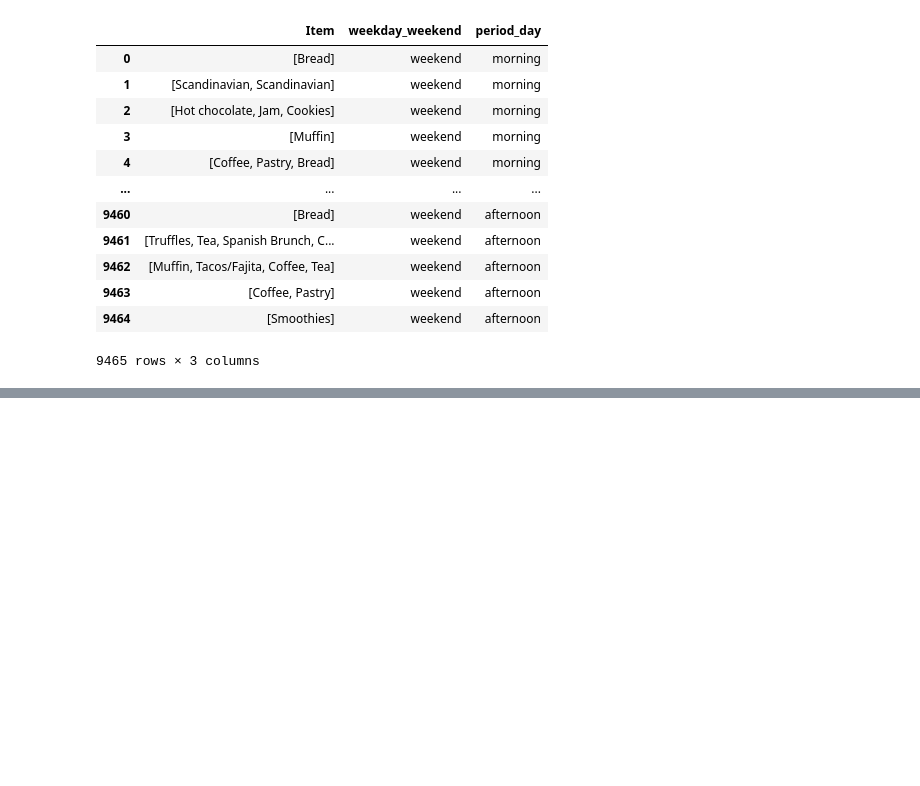
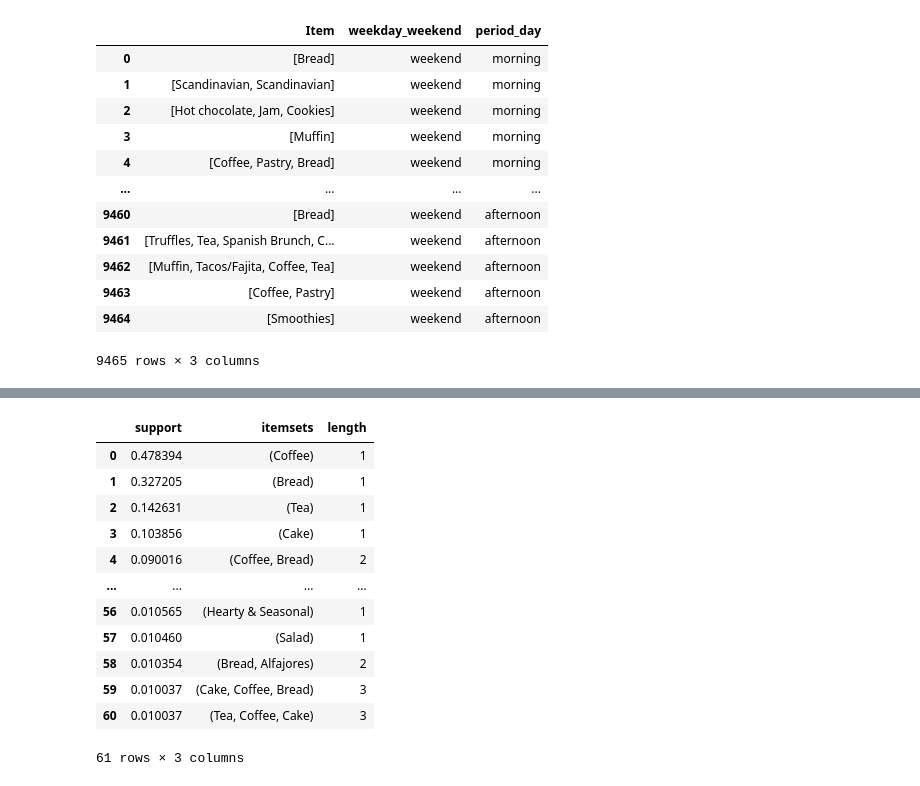
Before and after one commit to SalahKanjo/data-mining-projects, a Jupyter notebook: un-education-data-analysis/06_market_basket_analysis.ipynb, the cells around one changed output, grey strips where cells are left out. Saved outputs shown, nothing was run; the diff lists cells and outputs as text; code cells hidden in the pictures; blank space fills up the shorter version.

```diff
--- a/un-education-data-analysis/06_market_basket_analysis.ipynb
+++ b/un-education-data-analysis/06_market_basket_analysis.ipynb
@@ -125,0 +160,19 @@ df
+# %%
+# applying the apriori algorithm
+frequent_itemsets = apriori(bdata, min_support=0.01, use_colnames=True)
+frequent_itemsets['length'] = frequent_itemsets['itemsets'].apply(lambda x: len(x))
+frequent_itemsets.sort_values(by='support', ascending=False).reset_index(drop=True)
+# %% [output]
+|  | support | itemsets | length |
+| 0 | 0.478394 | (Coffee) | 1 |
+| 1 | 0.327205 | (Bread) | 1 |
+| 2 | 0.142631 | (Tea) | 1 |
+| 3 | 0.103856 | (Cake) | 1 |
+| 4 | 0.090016 | (Coffee, Bread) | 2 |
+| ... | ... | ... | ... |
+| 56 | 0.010565 | (Hearty & Seasonal) | 1 |
+| 57 | 0.010460 | (Salad) | 1 |
+| 58 | 0.010354 | (Bread, Alfajores) | 2 |
+| 59 | 0.010037 | (Cake, Coffee, Bread) | 3 |
+| 60 | 0.010037 | (Tea, Coffee, Cake) | 3 |
+61 rows × 3 columns
```
Also changed, not shown: parts of 10 cells of this notebook.
